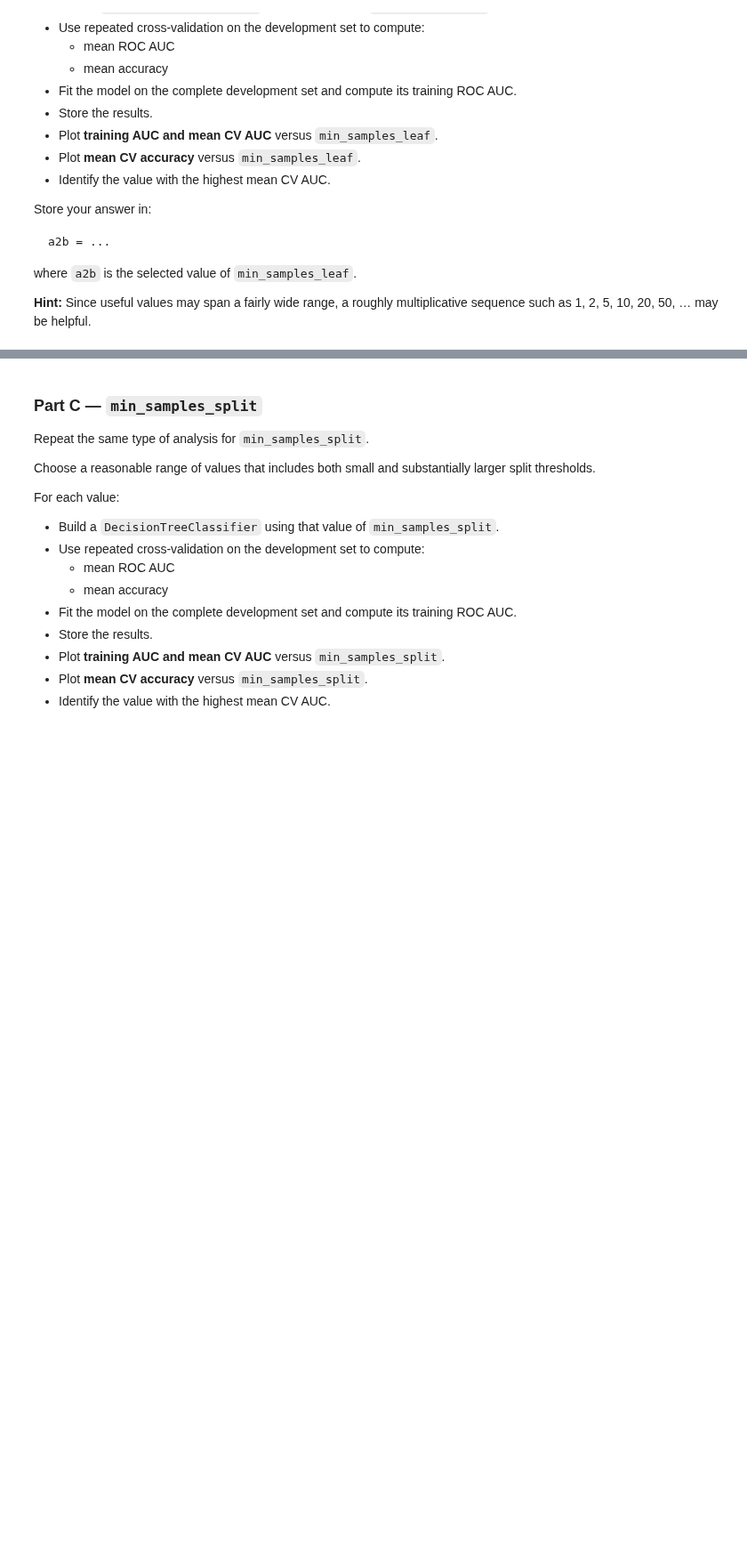
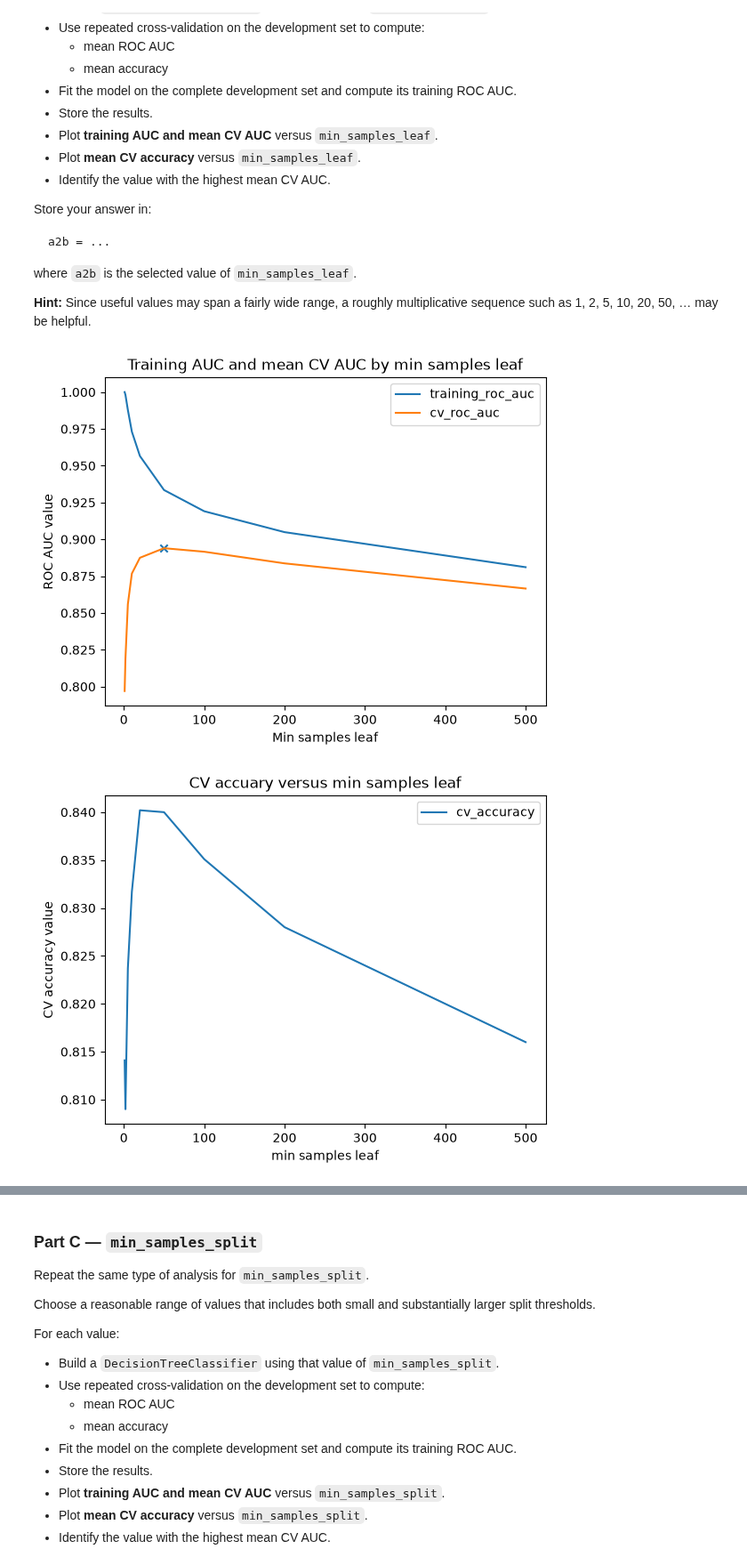
Before and after one commit to max-issokson-bu/DX603-Assignments, a Jupyter notebook: Homework_06.ipynb, the cells around one changed output, grey strips where cells are left out. Shown at 89% size. Cells and saved outputs as stored; diff of their text form; code cells hidden in the pictures; blank space fills up the shorter version.

```diff
--- a/Homework_06.ipynb
+++ b/Homework_06.ipynb
@@ -391,3 +479,52 @@ where `a2b` is the selected value of `min_samples_leaf`.
+# %%
+# Your code here, add as many cells as you need
+min_samples_leaf = [1, 2, 5, 10, 20, 50, 100, 200, 500]
+
+cv_roc_auc_leaf= []
+cv_accuracy_leaf = []
+training_roc_auc_leaf = []
+
+for min_leaf_size in min_samples_leaf:
+    model = DecisionTreeClassifier(min_samples_leaf=min_leaf_size, random_state=random_seed)
+    scores = cross_validate(
+        model,
+        X_development,
+        y_development,
+        cv = repeated_cv,
+        scoring=['roc_auc', 'accuracy'],
+        n_jobs=-1
+        )
+    cv_roc_auc_leaf.append(round(scores['test_roc_auc'].mean(),4))
+    cv_accuracy_leaf.append(round(scores['test_accuracy'].mean(),4))
+    model.fit(X_development, y_development)
+    a2b_y_dev_pred_proba_leaf = model.predict_proba(X_development)[:,1]
+    training_roc_auc_leaf.append(round(roc_auc_score(y_development, a2b_y_dev_pred_proba_leaf),4))
+
+
+#identify best min leaf
+best_index_leaf = np.argmax(cv_roc_auc_leaf)
+best_min_leaf_size = list(min_samples_leaf)[best_index_leaf]
+best_cv_roc_auc_leaf = cv_roc_auc_leaf[best_index_leaf]
+
+plt.plot(min_samples_leaf, training_roc_auc_leaf, label = 'training_roc_auc')
+plt.plot(min_samples_leaf, cv_roc_auc_leaf, label = 'cv_roc_auc')
+plt.scatter(best_min_leaf_size, best_cv_roc_auc_leaf, marker='x')
+plt.legend()
+plt.title("Training AUC and mean CV AUC by min samples leaf")
+plt.ylabel('ROC AUC value')
+plt.xlabel('Min samples leaf')
+plt.show()
+
+
+plt.plot(min_samples_leaf, cv_accuracy_leaf, label = 'cv_accuracy')
+plt.legend()
+plt.title("CV accuary versus min samples leaf")
+plt.ylabel('CV accuracy value')
+plt.xlabel('min samples leaf')
+plt.show()
+# %% [output]
+[figure, added]
+[figure, added]
 # %%
 # Your answer here, NOT in the next cell
 
```
Also changed, not shown: parts of 57 cells of this notebook.
